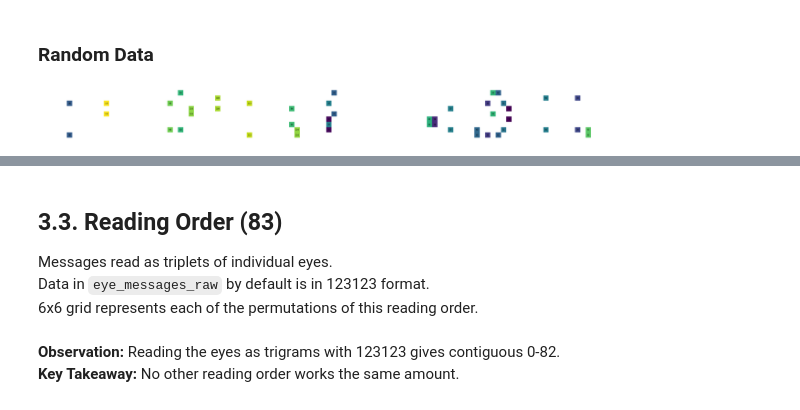
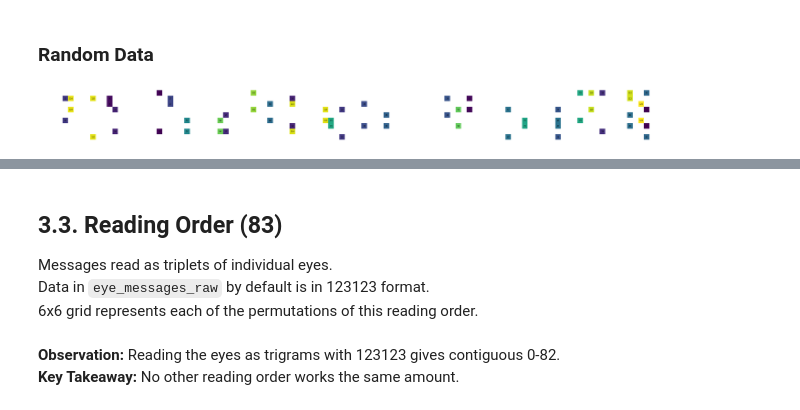
Before and after one commit to tomster12/coding, a Jupyter notebook: Multi/Eyes/Notebooks/Eyes - Progress Doc.ipynb, the cells around one changed output, grey strips where cells are left out. Cells and saved outputs as stored; diff of their text form; code cells hidden in the pictures.

```diff
--- a/Multi/Eyes/Notebooks/Eyes - Progress Doc.ipynb
+++ b/Multi/Eyes/Notebooks/Eyes - Progress Doc.ipynb
@@ -224,10 +231,11 @@ show_shared_unique(messages)
 [figure]
 # %% [markdown]
 ### Random Data
-# %%
-show_shared(messages_random)
-# %% [output]
-[figure, removed]
+# %%
+regenerate_random()
+show_shared(messages_random)
+# %% [output]
+[figure, added]
 # %%
 show_shared_unique(messages_random)
 # %% [output]
```
Also changed, not shown: parts of 7 cells of this notebook, 34 other files.
